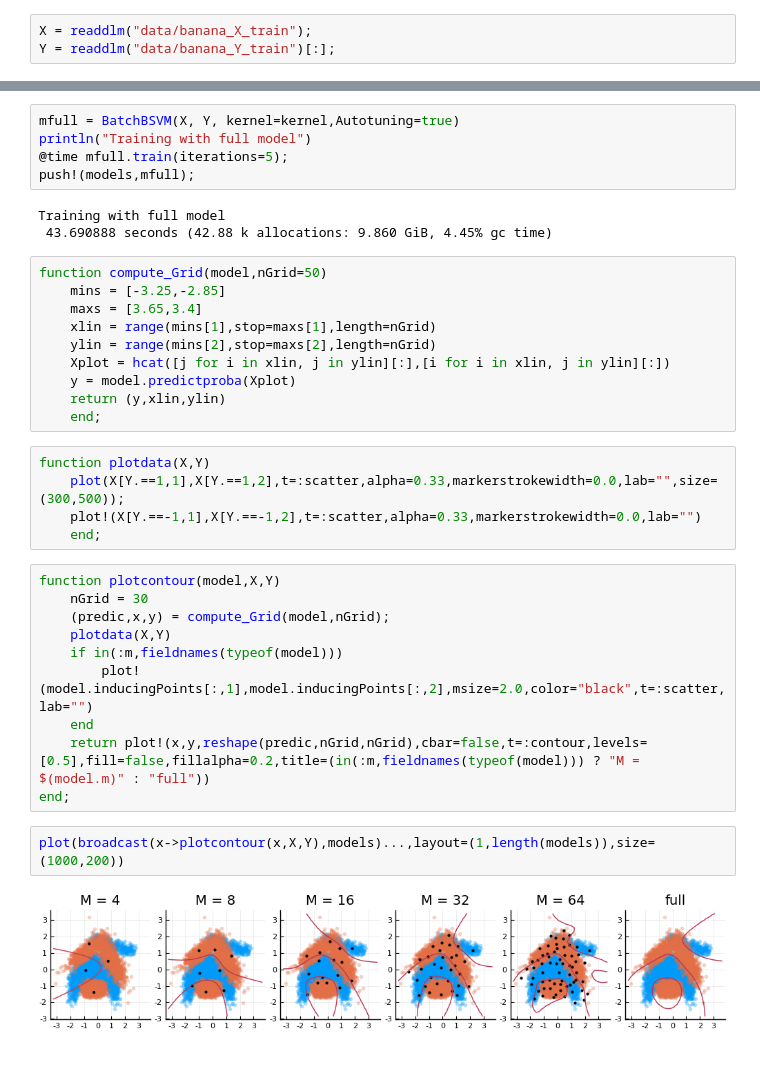
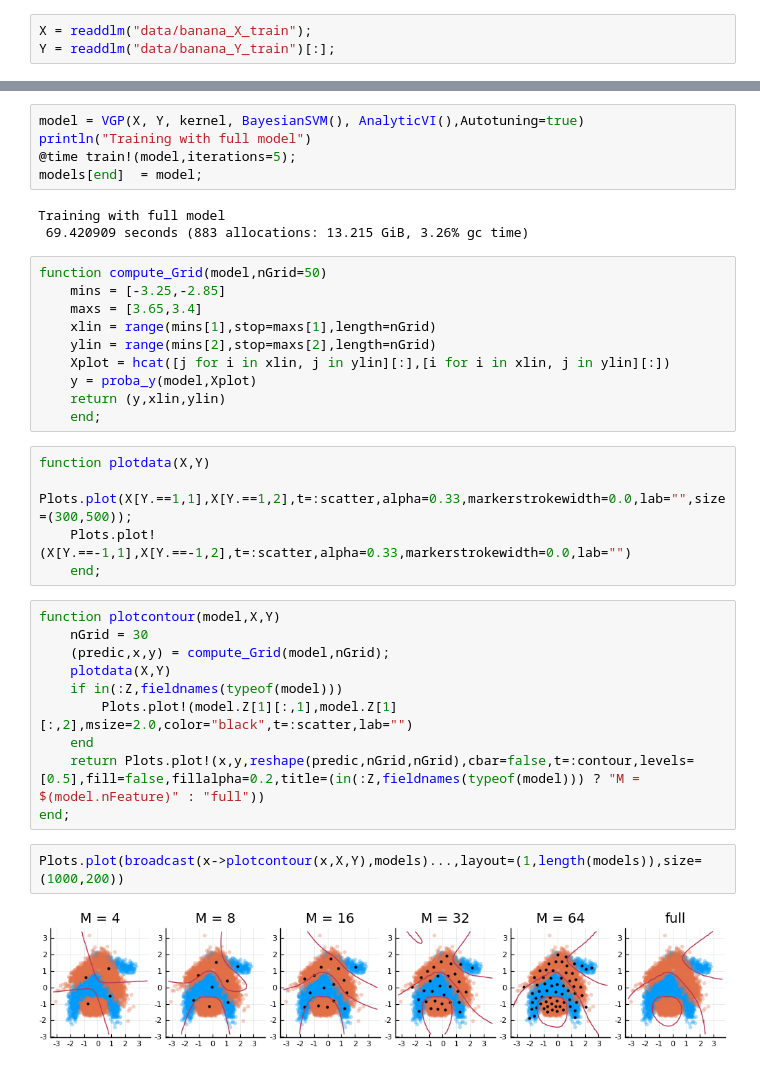
Before and after one commit to theogf/AugmentedGaussianProcesses.jl, a Jupyter notebook: examples/Classification - BayesianSVM.ipynb, the cells around one changed output, grey strips where cells are left out. Cells and saved outputs as stored; diff of their text form.

```diff
--- a/examples/Classification - BayesianSVM.ipynb
+++ b/examples/Classification - BayesianSVM.ipynb
@@ -27,11 +30,11 @@ UndefVarError: UndefVarError: m not defined
 # %%
-mfull = BatchBSVM(X, Y, kernel=kernel,Autotuning=true)
+model = VGP(X, Y, kernel, BayesianSVM(), AnalyticVI(),Autotuning=true)
 println("Training with full model")
-@time mfull.train(iterations=5);
-push!(models,mfull);
+@time train!(model,iterations=5);
+models[end]  = model;
 # %% [output]
 Training with full model
- 43.690888 seconds (42.88 k allocations: 9.860 GiB, 4.45% gc time)
+ 69.420909 seconds (883 allocations: 13.215 GiB, 3.26% gc time)
 # %%
 function compute_Grid(model,nGrid=50)
     mins = [-3.25,-2.85]
@@ -39,25 +42,25 @@ function compute_Grid(model,nGrid=50)
     xlin = range(mins[1],stop=maxs[1],length=nGrid)
     ylin = range(mins[2],stop=maxs[2],length=nGrid)
     Xplot = hcat([j for i in xlin, j in ylin][:],[i for i in xlin, j in ylin][:])
-    y = model.predictproba(Xplot)
+    y = proba_y(model,Xplot)
     return (y,xlin,ylin)
     end;
 # %%
 function plotdata(X,Y)
-    plot(X[Y.==1,1],X[Y.==1,2],t=:scatter,alpha=0.33,markerstrokewidth=0.0,lab="",size=(300,500));
-    plot!(X[Y.==-1,1],X[Y.==-1,2],t=:scatter,alpha=0.33,markerstrokewidth=0.0,lab="")
+    Plots.plot(X[Y.==1,1],X[Y.==1,2],t=:scatter,alpha=0.33,markerstrokewidth=0.0,lab="",size=(300,500));
+    Plots.plot!(X[Y.==-1,1],X[Y.==-1,2],t=:scatter,alpha=0.33,markerstrokewidth=0.0,lab="")
     end;
 # %%
 function plotcontour(model,X,Y)
     nGrid = 30
     (predic,x,y) = compute_Grid(model,nGrid);
     plotdata(X,Y)
-    if in(:m,fieldnames(typeof(model)))
-        plot!(model.inducingPoints[:,1],model.inducingPoints[:,2],msize=2.0,color="black",t=:scatter,lab="")
+    if in(:Z,fieldnames(typeof(model)))
+        Plots.plot!(model.Z[1][:,1],model.Z[1][:,2],msize=2.0,color="black",t=:scatter,lab="")
     end
-    return plot!(x,y,reshape(predic,nGrid,nGrid),cbar=false,t=:contour,levels=[0.5],fill=false,fillalpha=0.2,title=(in(:m,fieldnames(typeof(model))) ? "M = $(model.m)" : "full"))
+    return Plots.plot!(x,y,reshape(predic,nGrid,nGrid),cbar=false,t=:contour,levels=[0.5],fill=false,fillalpha=0.2,title=(in(:Z,fieldnames(typeof(model))) ? "M = $(model.nFeature)" : "full"))
 end;
 # %%
-plot(broadcast(x->plotcontour(x,X,Y),models)...,layout=(1,length(models)),size=(1000,200))
+Plots.plot(broadcast(x->plotcontour(x,X,Y),models)...,layout=(1,length(models)),size=(1000,200))
 # %% [output]
-[figure, old version]
+[figure, new version]
```
Also changed, not shown: parts of 2 cells of this notebook, 10 other files.
